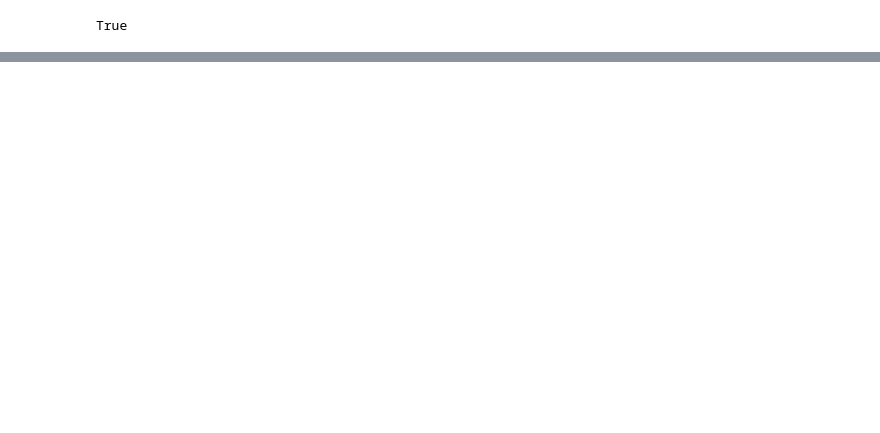
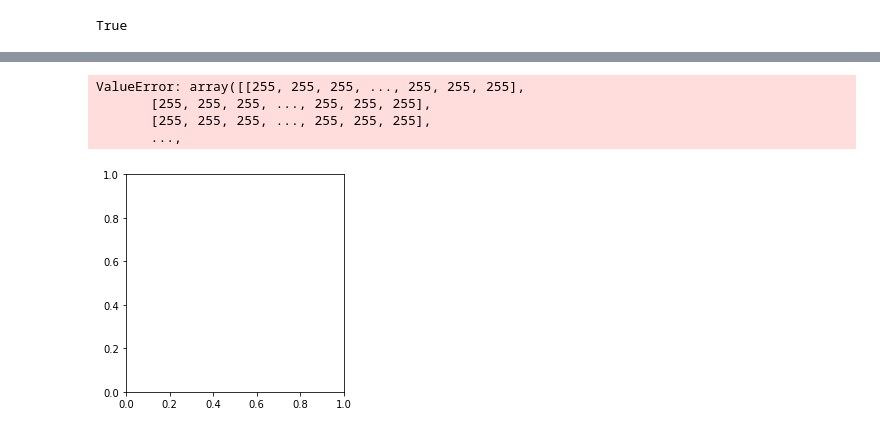
Before and after one commit to Parth442002/pysketch, a Jupyter notebook: Prototype.ipynb, the cells around one changed output, grey strips where cells are left out. Cells and saved outputs as stored; diff of their text form; code cells hidden in the pictures; blank space fills up the shorter version.

```diff
--- a/Prototype.ipynb
+++ b/Prototype.ipynb
@@ -49,0 +94,35 @@ True
+# %%
+def img2sketch(photo):
+    #Read Image
+    img=cv2.imread(photo)
+
+    # Convert to Grey Image
+    grey_img=cv2.cvtColor(img, cv2.COLOR_BGR2GRAY)
+
+    # Invert Image
+    invert_img=cv2.bitwise_not(grey_img)
+    #invert_img=255-grey_img
+
+    # Blur image
+    blur_img=cv2.GaussianBlur(invert_img, (111,111),0)
+
+    # Invert Blurred Image
+    invblur_img=cv2.bitwise_not(blur_img)
+    #invblur_img=255-blur_img
+
+    # Sketch Image
+    sketch_img=cv2.divide(grey_img,invblur_img, scale=256.0)
+
+    # Save Sketch
+    cv2.imwrite('./sketchessketch.png', sketch_img)
+
+    # Display sketch
+    plt.imshow('./sketches/sketch.png',sketch_img)
+# %%
+img2sketch('./data/image1.jpeg')
+# %% [output]
+ValueError: array([[255, 255, 255, ..., 255, 255, 255],
+       [255, 255, 255, ..., 255, 255, 255],
+       [255, 255, 255, ..., 255, 255, 255],
+       ...,
+[figure, added]
```
Also changed, not shown: parts of 6 cells of this notebook, 2 other files.
